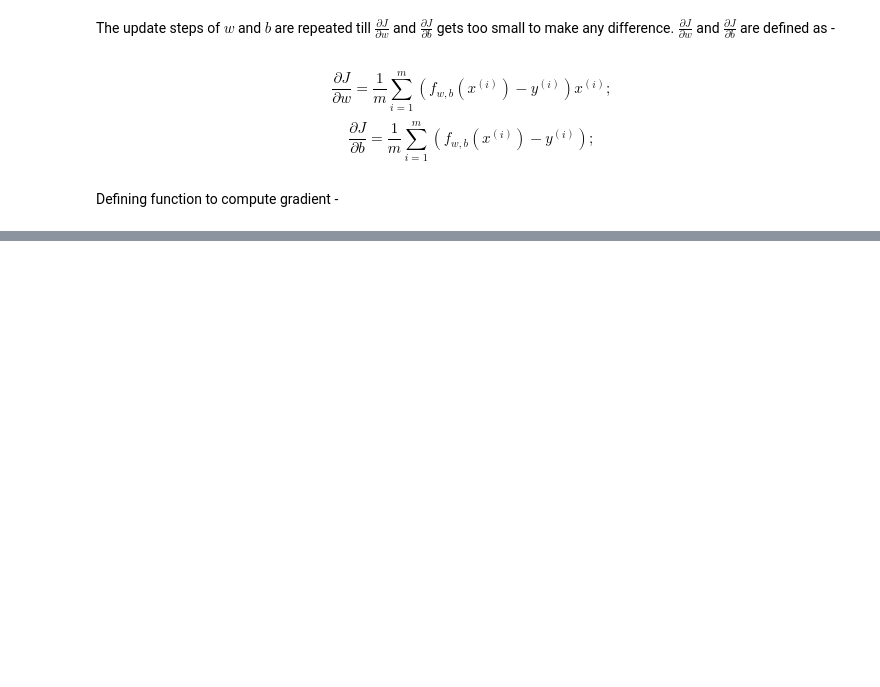
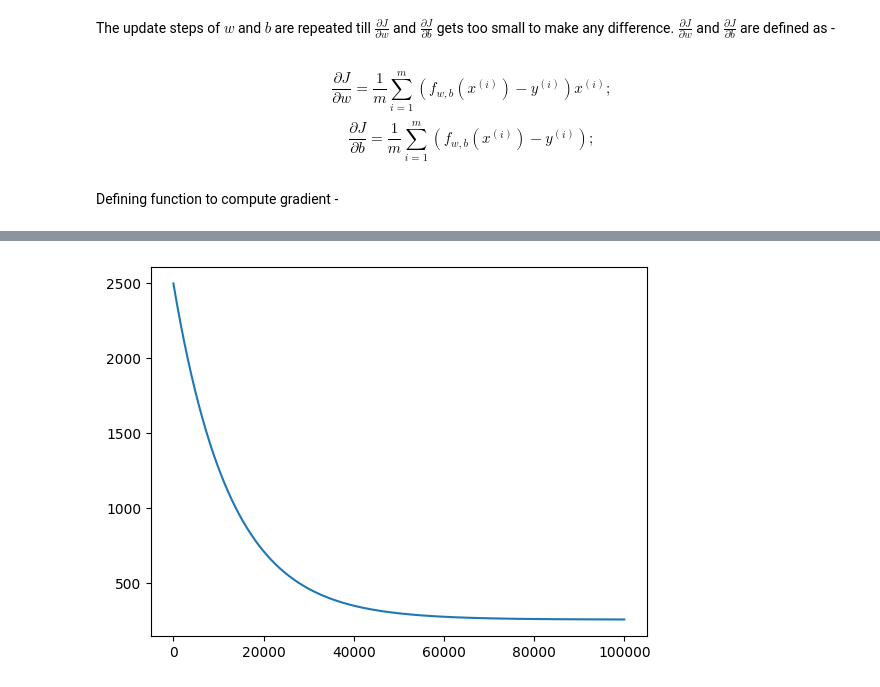
Before and after one commit to nav500/car-stopping-distance-prediction, a Jupyter notebook: car-stopping-distance-prediction.ipynb, the cells around one changed output, grey strips where cells are left out. Drawn from its saved outputs; the diff is of its cells as text; code cells hidden in the pictures; blank space fills up the shorter version.

```diff
--- a/car-stopping-distance-prediction.ipynb
+++ b/car-stopping-distance-prediction.ipynb
@@ -222,0 +293,5 @@ Defining function to compute gradient -
+# %%
+plt.plot(np.arange(iter_cnt), cost_values)
+plt.show()
+# %% [output]
+[figure, added]
```
Also changed, not shown: parts of 5 cells of this notebook.
